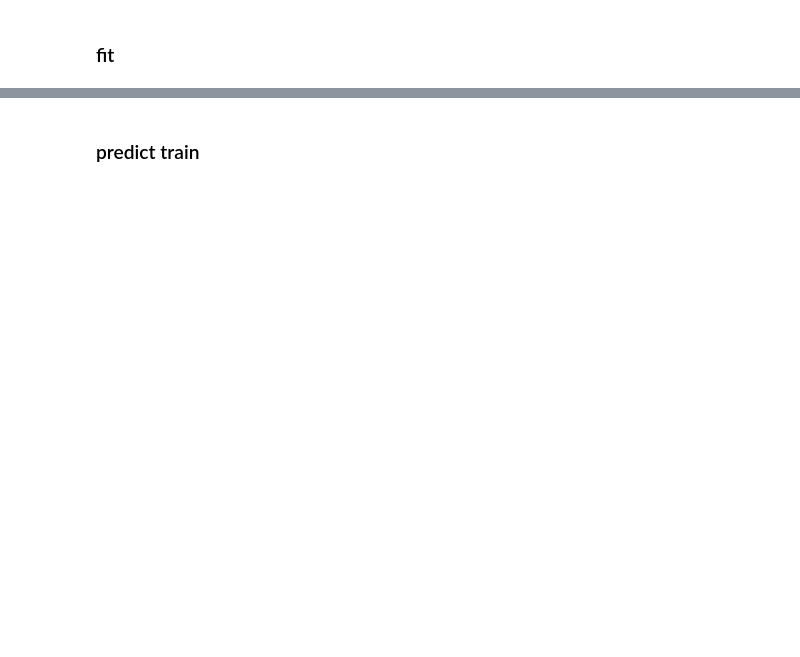
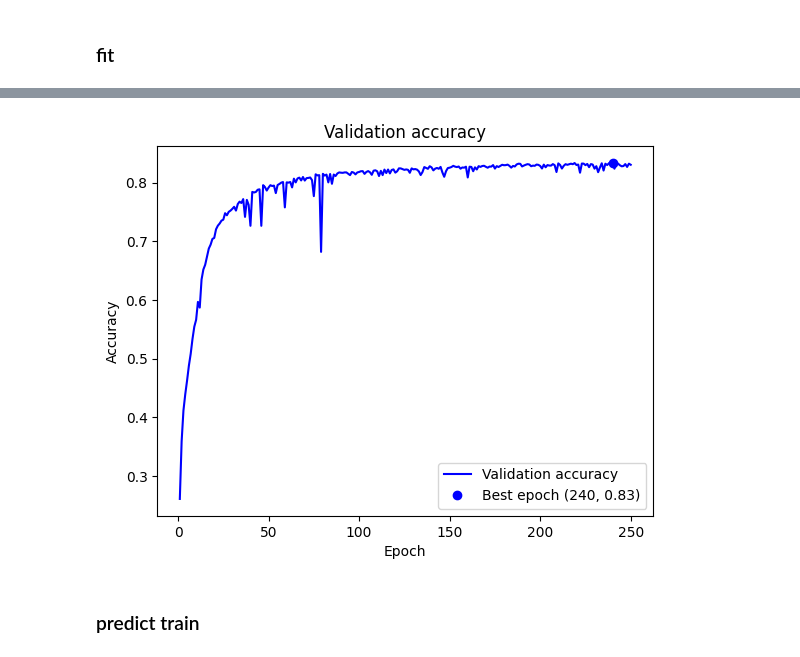
Before and after one commit to Eidell/gRPC-log-LSTM-Anomaly-Detection, a Jupyter notebook: lstm.ipynb, the cells around one changed output, grey strips where cells are left out. Cells and saved outputs as stored; diff of their text form; code cells hidden in the pictures; blank space fills up the shorter version.

```diff
--- a/lstm.ipynb
+++ b/lstm.ipynb
@@ -401,3 +415,26 @@ Epoch 200/200
+# %%
+import matplotlib.pyplot as plt
+import numpy as np
+
+# Assuming you have already defined val_acc and best_epoch as shown in the previous code snippet
+
+# Plot validation accuracy vs. epoch
+epochs = range(1, len(val_acc) + 1)
+plt.plot(epochs, val_acc, 'b', label='Validation accuracy')
+
+# Add a point at the best epoch
+best_val_acc = val_acc[best_epoch]
+plt.plot(best_epoch + 1, best_val_acc, 'bo', label=f'Best epoch ({best_epoch + 1}, {best_val_acc:.2f})')
+
+# Add labels and legend
+plt.title('Validation accuracy')
+plt.xlabel('Epoch')
+plt.ylabel('Accuracy')
+plt.legend()
+
+plt.show()
+# %% [output]
+[figure, added]
 # %% [markdown]
 ### predict train
 # %%
```
Also changed, not shown: parts of 64 cells of this notebook.
